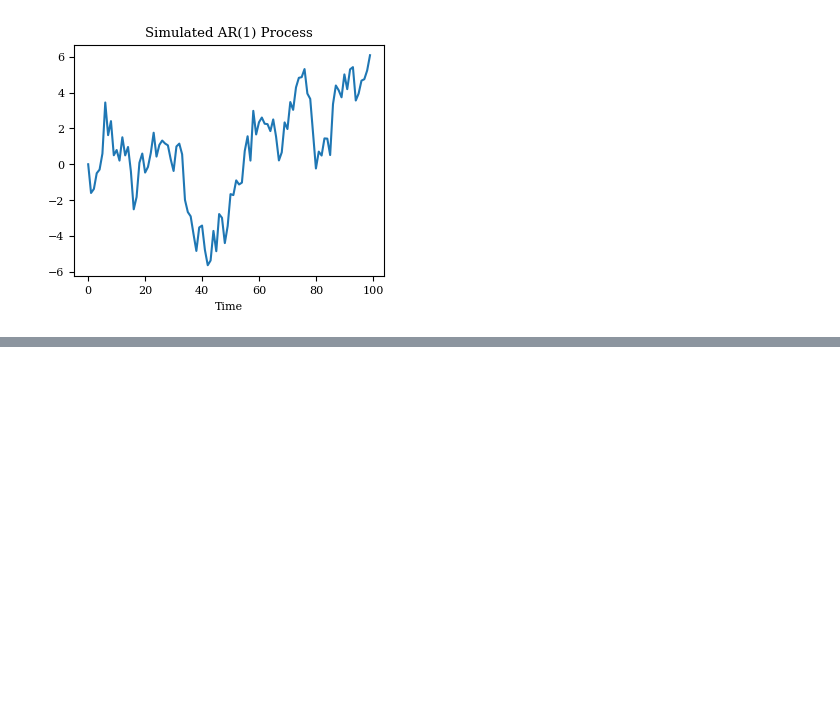
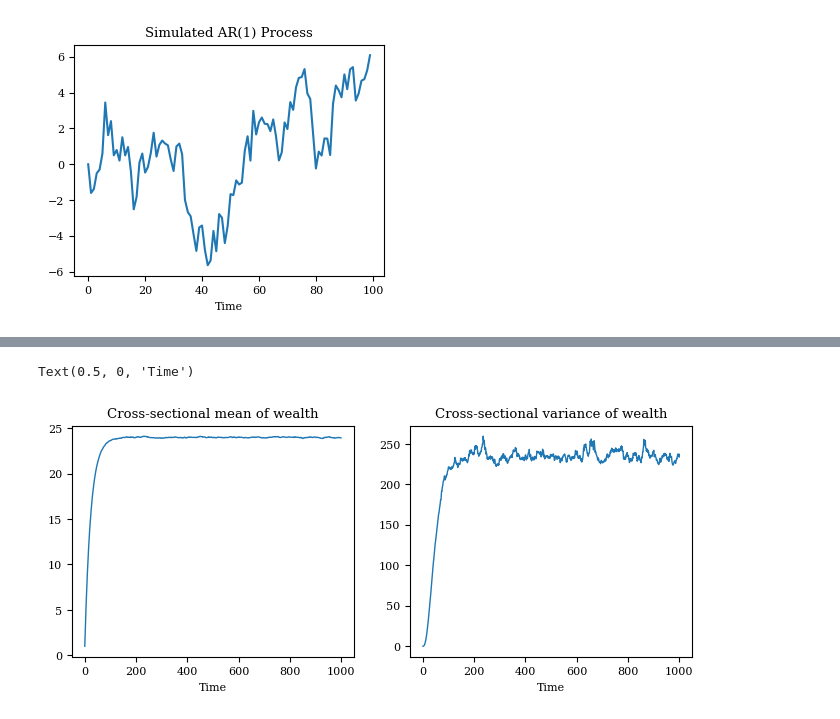
Before and after one commit to richardfoltyn/FIE463-V25, a Jupyter notebook: lectures/lecture07/lecture07.ipynb, the cells around one changed output, grey strips where cells are left out. Cells and saved outputs as stored; diff of their text form; code cells hidden in the pictures; blank space fills up the shorter version.

```diff
--- a/lectures/lecture07/lecture07.ipynb
+++ b/lectures/lecture07/lecture07.ipynb
@@ -96,0 +245,24 @@ Text(0.5, 1.0, 'Simulated AR(1) Processes')
+# %%
+# Simulate larger sample
+N = 100_000
+T = 1000
+
+rng = np.random.default_rng(seed=1234)
+
+a_sim = simulate_wealth(par, a0, T, N, rng)
+
+# Mean of simulated time series
+a_sim_mean = np.mean(a_sim, axis=1)
+a_sim_var = np.var(a_sim, axis=1)
+# %%
+fig, (ax1, ax2) = plt.subplots(1, 2, figsize=(8, 3), sharex=True)
+
+ax1.plot(a_sim_mean, lw=1)
+ax1.set_xlabel('Time')
+ax1.set_title('Cross-sectional mean of wealth')
+ax2.plot(a_sim_var, lw=1)
+ax2.set_title('Cross-sectional variance of wealth')
+ax2.set_xlabel('Time')
+# %% [output]
+Text(0.5, 0, 'Time')
+[figure, added]
```
Also changed, not shown: parts of 24 cells of this notebook.
